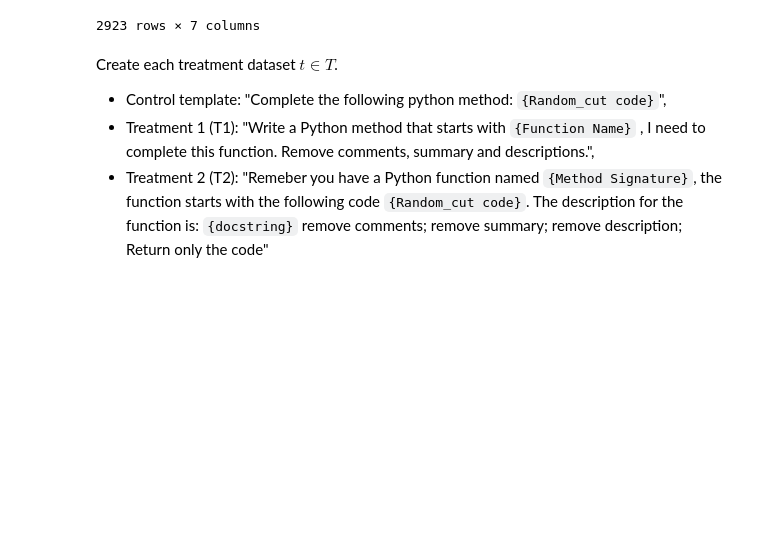
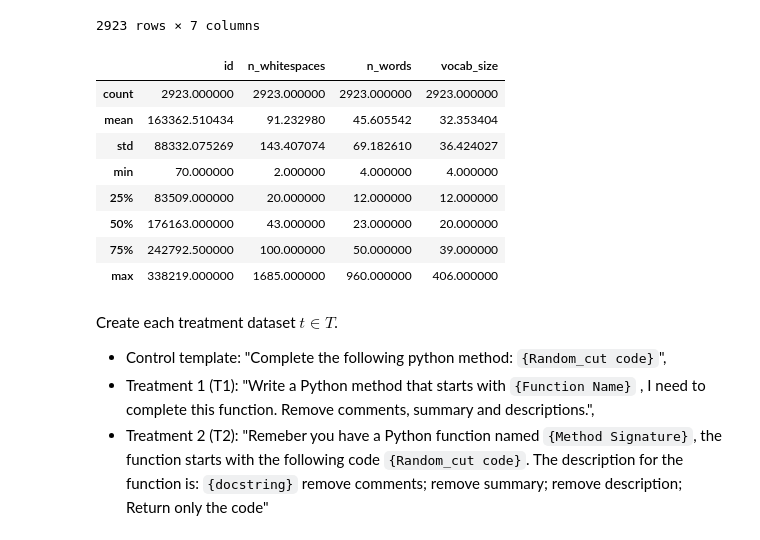
Before and after one commit to WM-SEMERU/Causal4SE, a Jupyter notebook: source/01_prompt_eng_dataset_build_lev_input.ipynb, the cells around one changed output. Drawn from its saved outputs; the diff is of its cells as text; code cells hidden in the pictures; blank space fills up the shorter version.

```diff
--- a/source/01_prompt_eng_dataset_build_lev_input.ipynb
+++ b/source/01_prompt_eng_dataset_build_lev_input.ipynb
@@ -70,6 +92,18 @@ documentation_df
 | 2921 | 259605 | def predict_proba(self, X):\n \n ... | Probability estimates.\n\n This m... | en | 339 | 138 | 98 |
 | 2922 | 26573 | def fetch_jwks(jwks_url) -> Optio... | Fetch JSON Web Key Sets from a pr... | en | 37 | 25 | 24 |
 2923 rows × 7 columns
+# %%
+documentation_df.describe()
+# %% [output]
+|  | id | n_whitespaces | n_words | vocab_size |
+| count | 2923.000000 | 2923.000000 | 2923.000000 | 2923.000000 |
+| mean | 163362.510434 | 91.232980 | 45.605542 | 32.353404 |
+| std | 88332.075269 | 143.407074 | 69.182610 | 36.424027 |
+| min | 70.000000 | 2.000000 | 4.000000 | 4.000000 |
+| 25% | 83509.000000 | 20.000000 | 12.000000 | 12.000000 |
+| 50% | 176163.000000 | 43.000000 | 23.000000 | 20.000000 |
+| 75% | 242792.500000 | 100.000000 | 50.000000 | 39.000000 |
+| max | 338219.000000 | 1685.000000 | 960.000000 | 406.000000 |
 # %%
 def flatten_treatment(df,t_name,binary_treatment):
     prefix = "e"
```
Also changed, not shown: parts of 7 cells of this notebook, 13 other files.
